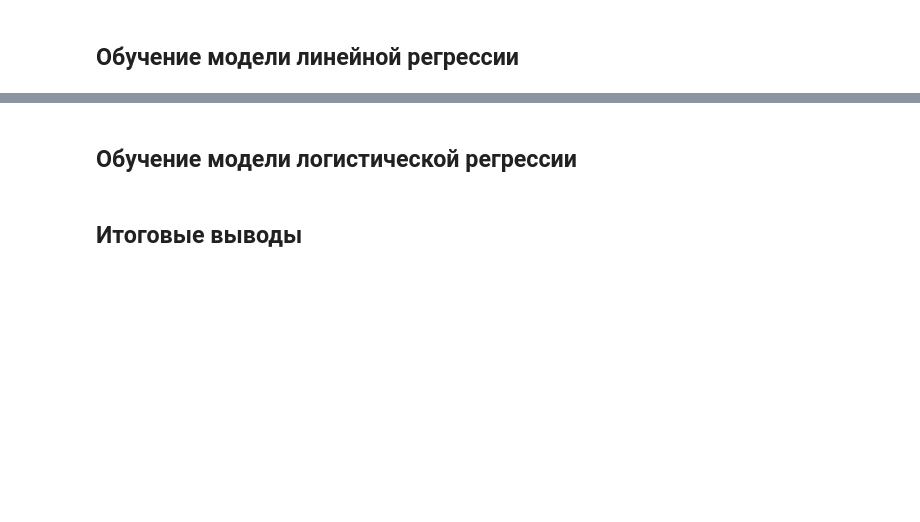
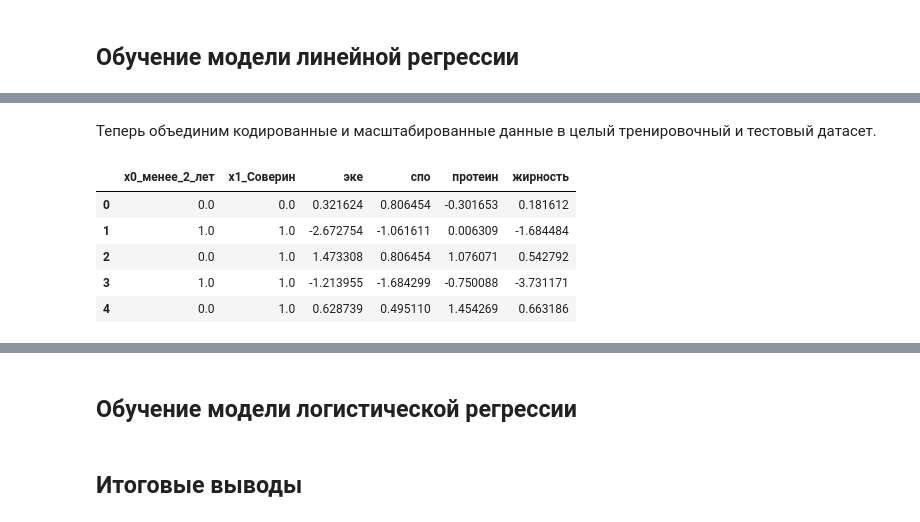
Before and after one commit to Maksim1004/data_science_studying, a Jupyter notebook: cows_and_machine_learning.ipynb, the cells around one changed output, grey strips where cells are left out. Drawn from its saved outputs; the diff is of its cells as text; code cells hidden in the pictures; blank space fills up the shorter version.

```diff
--- a/cows_and_machine_learning.ipynb
+++ b/cows_and_machine_learning.ipynb
@@ -525,0 +562,12 @@ for i in ds_main_numeric[1:]: # Перебор всех числовых пок
+# %%
+encoder = OneHotEncoder(sparse=False, drop='first') # Кодирование категориальных данных
+
+X_train_ohe = pd.DataFrame(
+    encoder.fit_transform(X_train[dlf_string]),
+    columns=encoder.get_feature_names())
+
+X_test_ohe = pd.DataFrame(
+    encoder.transform(X_test[dlf_string]),
+    columns=encoder.get_feature_names())
+
+X_train_ohe.head()
@@ -525,0 +581,12 @@ for i in ds_main_numeric[1:]: # Перебор всех числовых пок
+# %%
+scaler = StandardScaler() # Масштабирование численных данных
+
+X_train_scale = pd.DataFrame(
+    scaler.fit_transform(X_train[dlf_numeric]),
+    columns=X_train[dlf_numeric].columns)
+
+X_test_scale = pd.DataFrame(
+    scaler.transform(X_test[dlf_numeric]),
+    columns=X_test[dlf_numeric].columns)
+
+X_train_scale.head()
@@ -525,0 +600,12 @@ for i in ds_main_numeric[1:]: # Перебор всех числовых пок
+# %% [markdown]
+Теперь объединим кодированные и масштабированные данные в целый тренировочный и тестовый датасет.
+# %%
+X_train = X_train_ohe.join(X_train_scale)
+X_train.head()
+# %% [output]
+|  | x0_менее_2_лет | x1_Соверин | эке | спо | протеин | жирность |
+| 0 | 0.0 | 0.0 | 0.321624 | 0.806454 | -0.301653 | 0.181612 |
+| 1 | 1.0 | 1.0 | -2.672754 | -1.061611 | 0.006309 | -1.684484 |
+| 2 | 0.0 | 1.0 | 1.473308 | 0.806454 | 1.076071 | 0.542792 |
+| 3 | 1.0 | 1.0 | -1.213955 | -1.684299 | -0.750088 | -3.731171 |
+| 4 | 0.0 | 1.0 | 0.628739 | 0.495110 | 1.454269 | 0.663186 |
```
Also changed, not shown: parts of 49 cells of this notebook.
